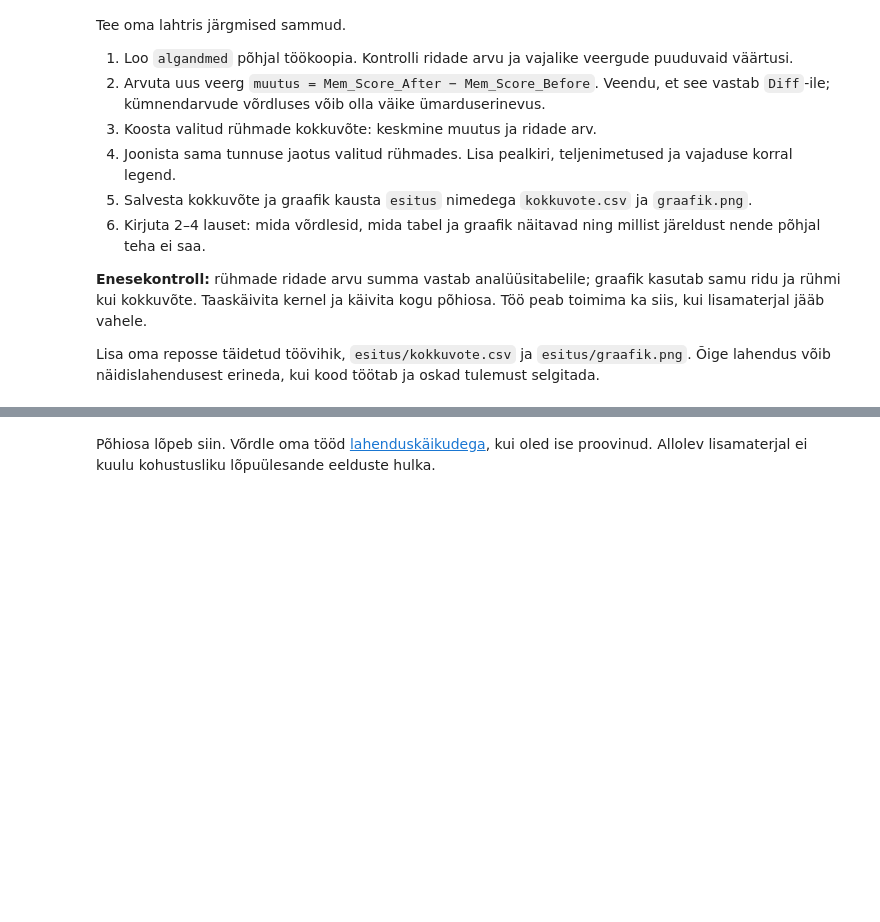
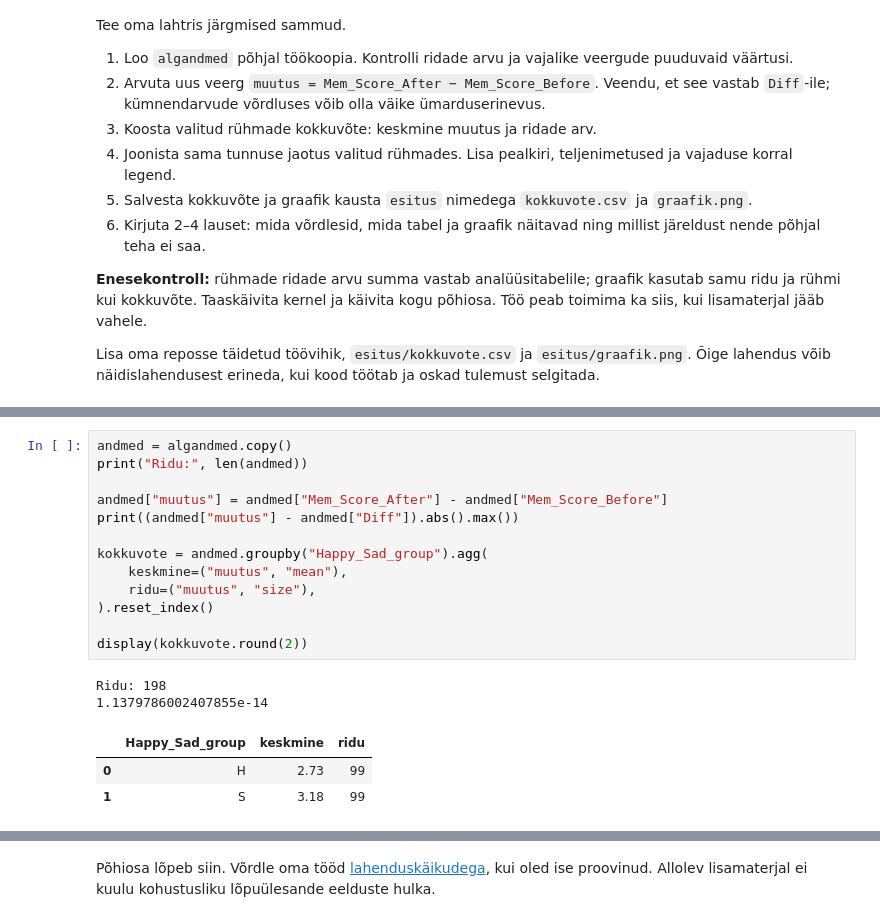
Before and after one commit to andrestern94/Andre-Stern, a Jupyter notebook: harjutused/Seaborn.ipynb, the cells around one changed output, grey strips where cells are left out. Cells and saved outputs as stored; diff of their text form; blank space fills up the shorter version.

```diff
--- a/harjutused/Seaborn.ipynb
+++ b/harjutused/Seaborn.ipynb
@@ -308,0 +321,19 @@ Lisa oma reposse täidetud töövihik, `esitus/kokkuvote.csv` ja `esitus/graafik
+# %%
+andmed = algandmed.copy()
+print("Ridu:", len(andmed))
+
+andmed["muutus"] = andmed["Mem_Score_After"] - andmed["Mem_Score_Before"]
+print((andmed["muutus"] - andmed["Diff"]).abs().max())
+
+kokkuvote = andmed.groupby("Happy_Sad_group").agg(
+    keskmine=("muutus", "mean"),
+    ridu=("muutus", "size"),
+).reset_index()
+
+display(kokkuvote.round(2))
+# %% [output]
+Ridu: 198
+1.1379786002407855e-14
+|  | Happy_Sad_group | keskmine | ridu |
+| 0 | H | 2.73 | 99 |
+| 1 | S | 3.18 | 99 |
```
Also changed, not shown: parts of 8 cells of this notebook, 3 other files.
